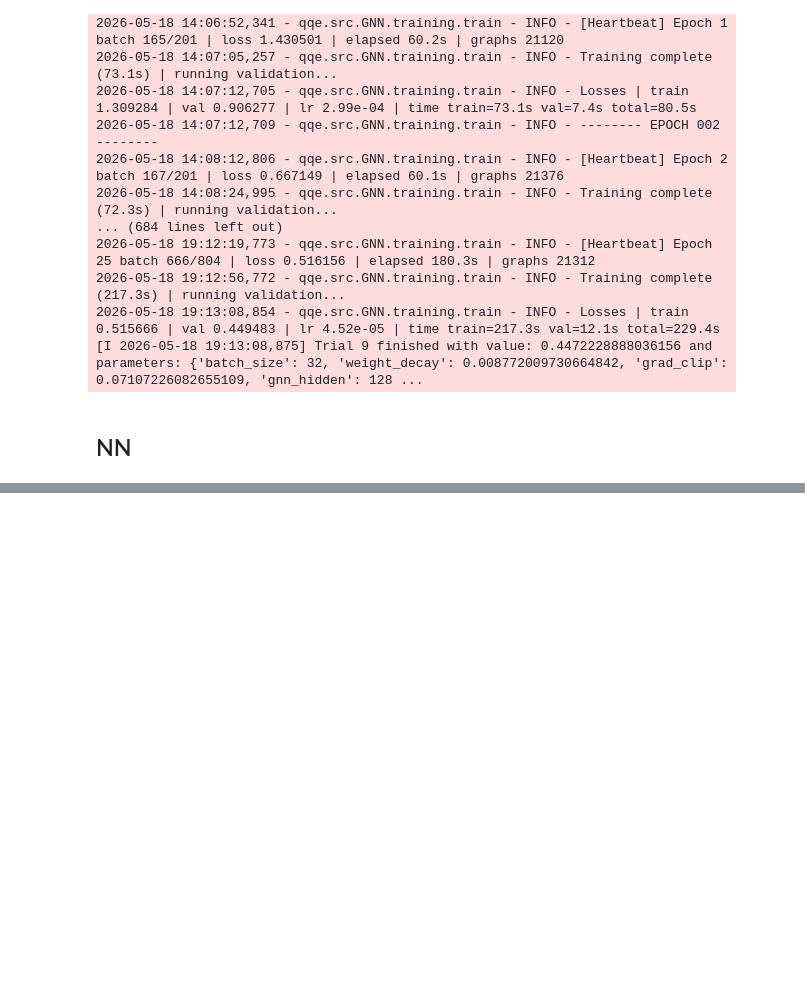
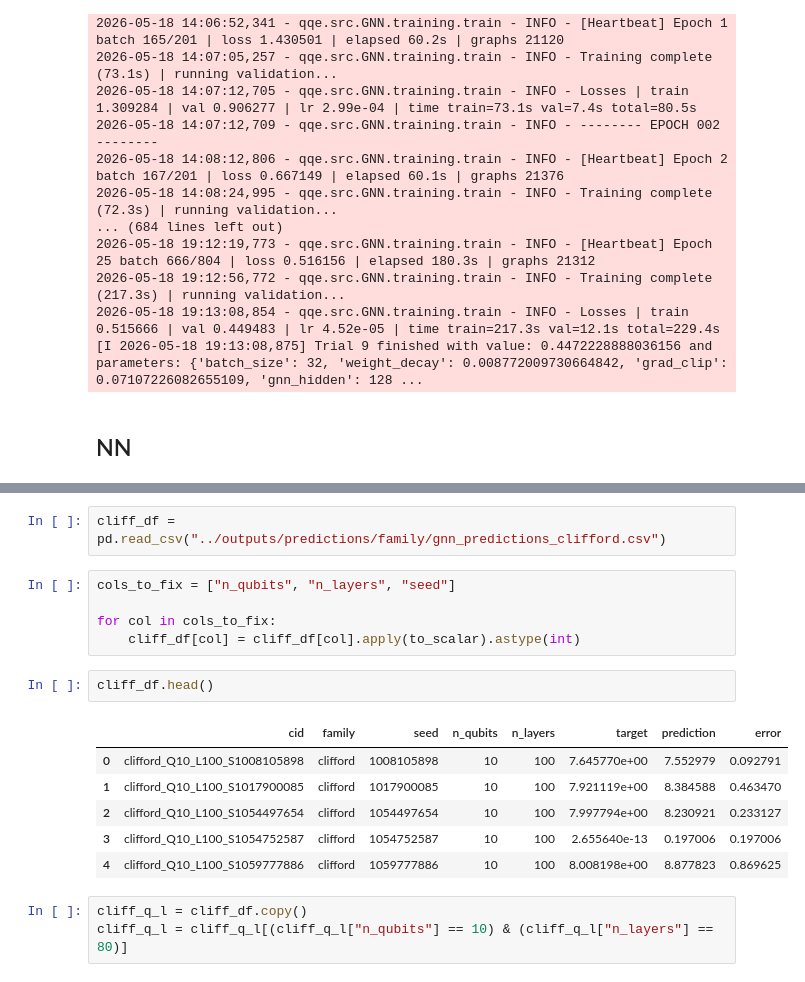
Before and after one commit to VicLambert/qml-quansistor-entropy, a Jupyter notebook: qqe/notebooks/05_18_2026.ipynb, the cells around one changed output, grey strips where cells are left out. Cells and saved outputs as stored; diff of their text form; blank space fills up the shorter version.

```diff
--- a/qqe/notebooks/05_18_2026.ipynb
+++ b/qqe/notebooks/05_18_2026.ipynb
@@ -256,0 +298,19 @@ optuna_search(
+# %%
+cliff_df = pd.read_csv("../outputs/predictions/family/gnn_predictions_clifford.csv")
+# %%
+cols_to_fix = ["n_qubits", "n_layers", "seed"]
+
+for col in cols_to_fix:
+    cliff_df[col] = cliff_df[col].apply(to_scalar).astype(int)
+# %%
+cliff_df.head()
+# %% [output]
+|  | cid | family | seed | n_qubits | n_layers | target | prediction | error |
+| 0 | clifford_Q10_L100_S1008105898 | clifford | 1008105898 | 10 | 100 | 7.645770e+00 | 7.552979 | 0.092791 |
+| 1 | clifford_Q10_L100_S1017900085 | clifford | 1017900085 | 10 | 100 | 7.921119e+00 | 8.384588 | 0.463470 |
+| 2 | clifford_Q10_L100_S1054497654 | clifford | 1054497654 | 10 | 100 | 7.997794e+00 | 8.230921 | 0.233127 |
+| 3 | clifford_Q10_L100_S1054752587 | clifford | 1054752587 | 10 | 100 | 2.655640e-13 | 0.197006 | 0.197006 |
+| 4 | clifford_Q10_L100_S1059777886 | clifford | 1059777886 | 10 | 100 | 8.008198e+00 | 8.877823 | 0.869625 |
+# %%
+cliff_q_l = cliff_df.copy()
+cliff_q_l = cliff_q_l[(cliff_q_l["n_qubits"] == 10) & (cliff_q_l["n_layers"] == 80)]
```
Also changed, not shown: parts of 5 cells of this notebook, 9 other files.
